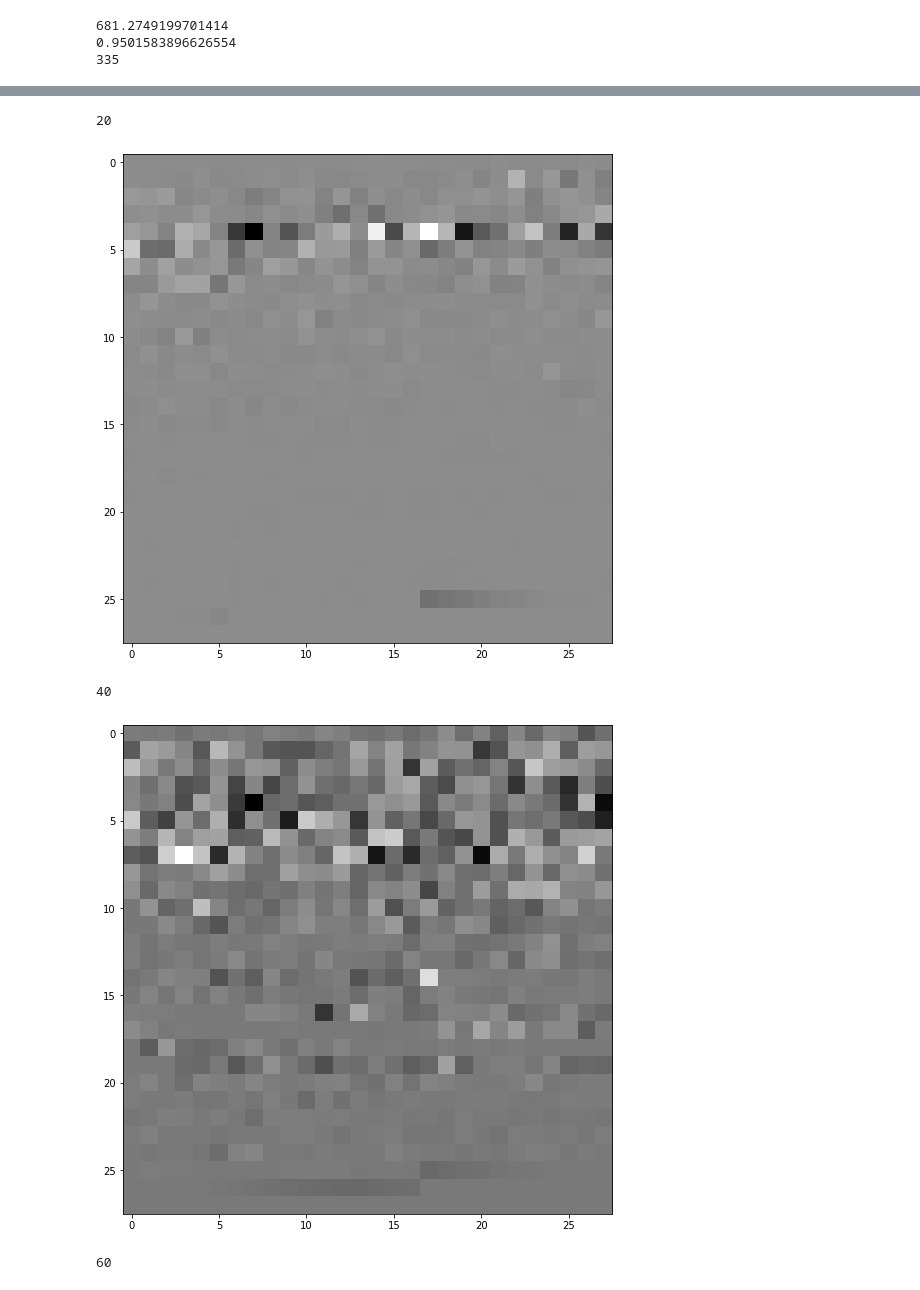
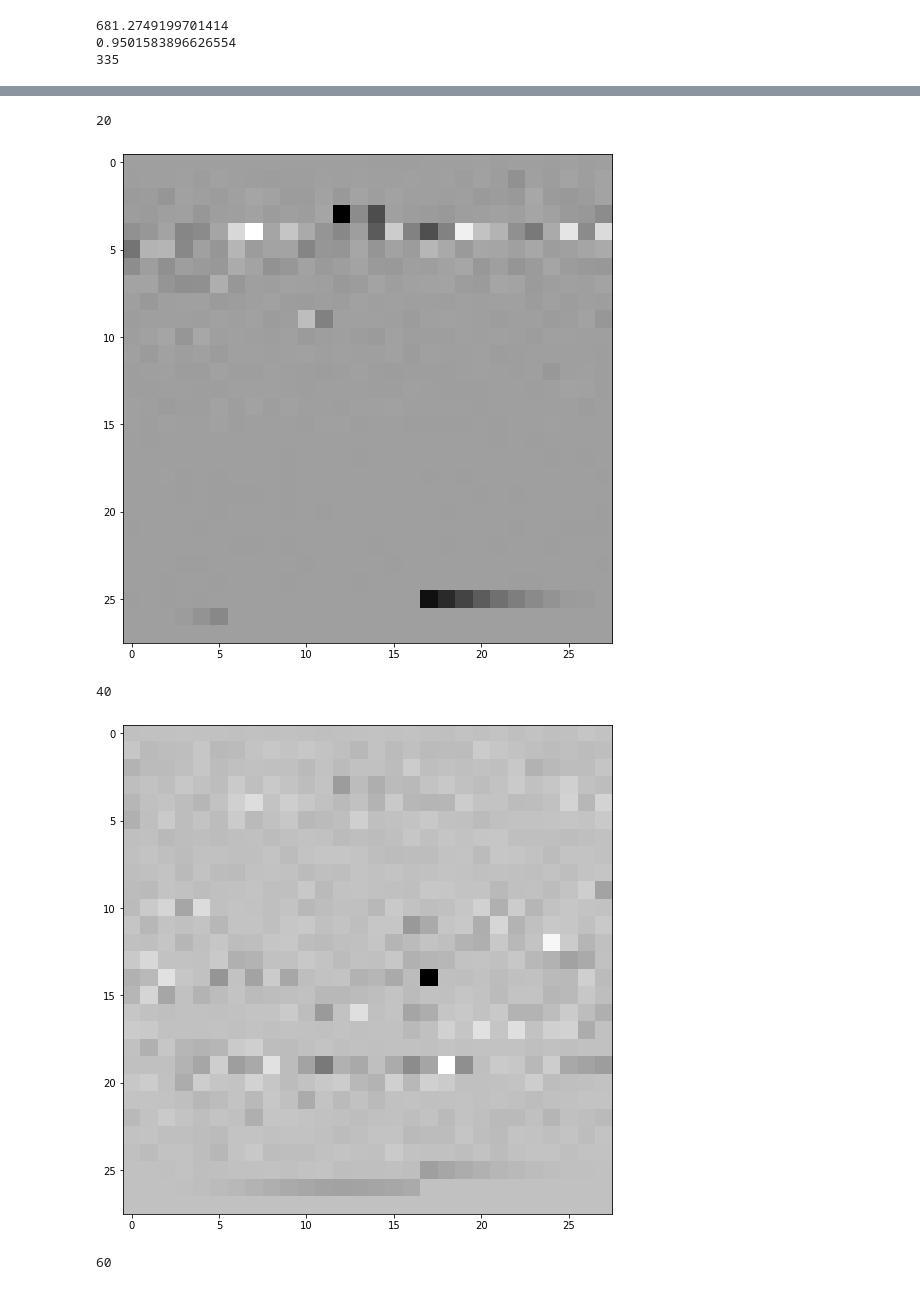
Before and after one commit to routb68/ml_repo, a Jupyter notebook: PCA_on_MNIST.ipynb, the cells around one changed output, grey strips where cells are left out. Drawn from its saved outputs; the diff is of its cells as text; code cells hidden in the pictures.

```diff
--- a/PCA_on_MNIST.ipynb
+++ b/PCA_on_MNIST.ipynb
@@ -185,3 +185,18 @@ print(dimension)
 681.2749199701414
 0.9501583896626554
 335
+# %%
+d = eig_vecs[0]
+print(0)
+plt.imshow(d.reshape(28,28), cmap='gray')
+plt.show()
+for i in range (1,784):
+  a = eig_vecs[i]
+  d = (d+(a))
+  if(i%20==0):
+    print (i)
+    print()
+    e = d
+    e=e.reshape(28,28)
+    plt.imshow(e, cmap='gray')
+    plt.show()
@@ -188,24 +217,25 @@ print(dimension)
 # %%
 d = eig_vecs[0]
 for i in range (784):
   a = eig_vecs[i]
-  b = np_x_train[12]
+  b = np_x_train[1000]
   c = np.matmul(b.T,a)
   if(i==0):
     d = a*c
   else:
     d = (d+(a*c))
   if(i%20==0):
     print (i)
     print()
     e = d
-    plt.imshow(e.reshape(28,28), cmap='gray')
+    e=e.reshape(28,28)
+    plt.imshow(e, cmap='gray')
     plt.show()
 # %% [output]
 0
 [figure]
 20
-[figure, old version]
+[figure, new version]
 40
-[figure, old version]
+[figure, new version]
 60
```
Also changed, not shown: parts of 3 cells of this notebook.
